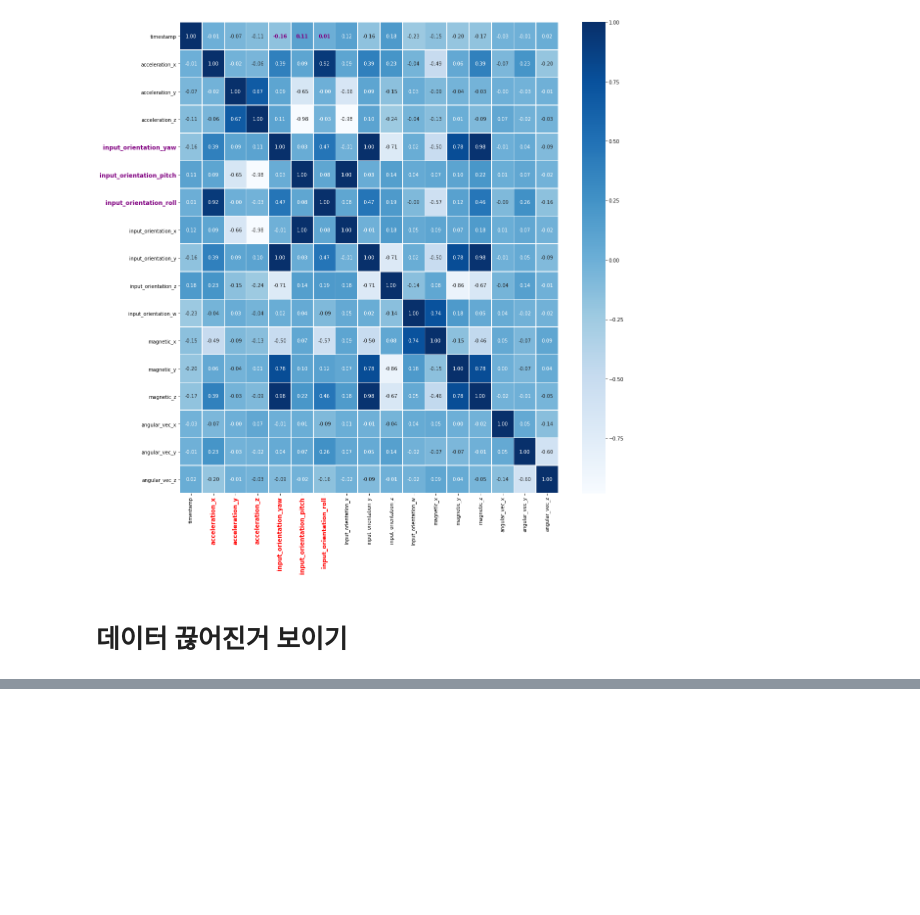
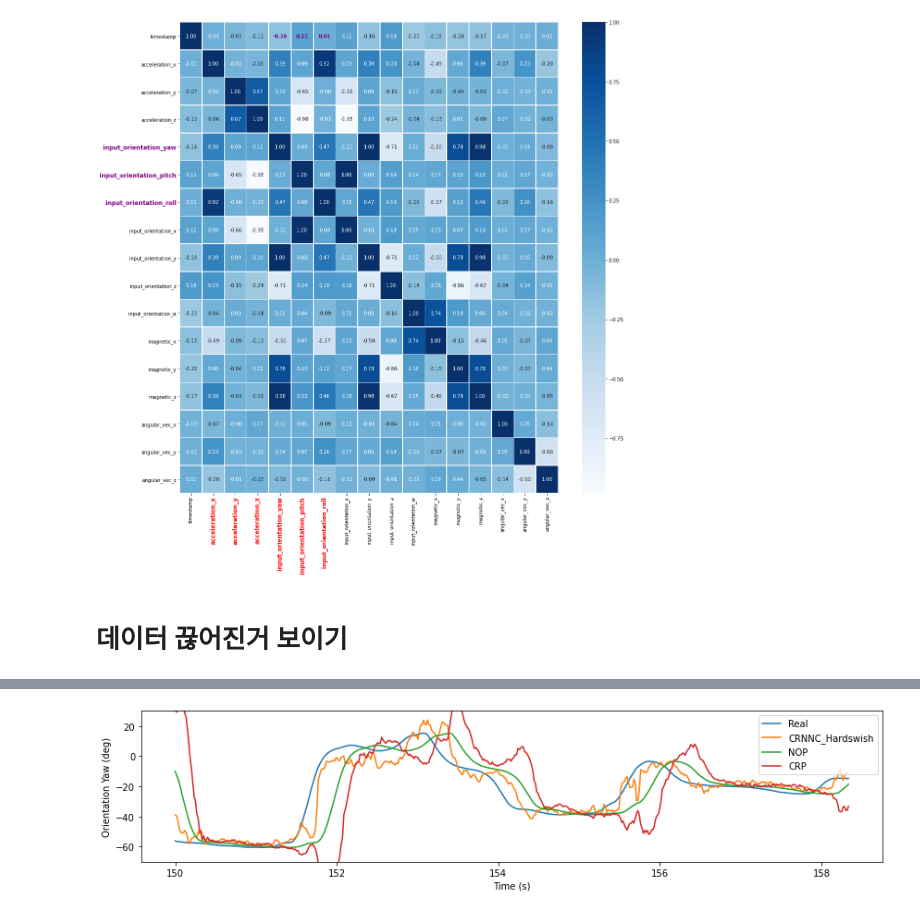
Before and after one commit to Kitsunetic/head-project, a Jupyter notebook: 1220 최종발표 준비.ipynb, the cells around one changed output, grey strips where cells are left out. Saved outputs shown, nothing was run; the diff lists cells and outputs as text; code cells hidden in the pictures; blank space fills up the shorter version.

```diff
--- a/1220 최종발표 준비.ipynb
+++ b/1220 최종발표 준비.ipynb
@@ -120,0 +123,4 @@ plt.show()
+# %%
+P = np.load('results4/0014-CRNNC_Hardswish-win_120-epoch_50-batch_size_256/result-P.npy')
+X = np.load('results4/0014-CRNNC_Hardswish-win_120-epoch_50-batch_size_256/result-X.npy')[:, -1, :3]
+Y = np.load('results4/0014-CRNNC_Hardswish-win_120-epoch_50-batch_size_256/result-Y.npy')
@@ -120,0 +167,19 @@ plt.show()
+# %%
+s = 9000
+t = 9500
+T = np.linspace(s / 60, t / 60, t-s)
+
+plt.figure(figsize=(12, 3))
+plt.plot(T, Y[s:t, 0])
+plt.plot(T, P[s:t, 0])
+plt.plot(T, X[s:t, 0])
+plt.plot(T, CRP[s:t, 0])
+plt.legend(['Real', 'CRNNC_Hardswish', 'NOP', 'CRP'])
+plt.ylabel('Orientation Yaw (deg)')
+plt.xlabel('Time (s)')
+plt.ylim(-70, 30)
+plt.tight_layout()
+plt.savefig('temp/test3.png')
+plt.show()
+# %% [output]
+[figure, added]
```
Also changed, not shown: parts of 10 cells of this notebook, 4 other files.
